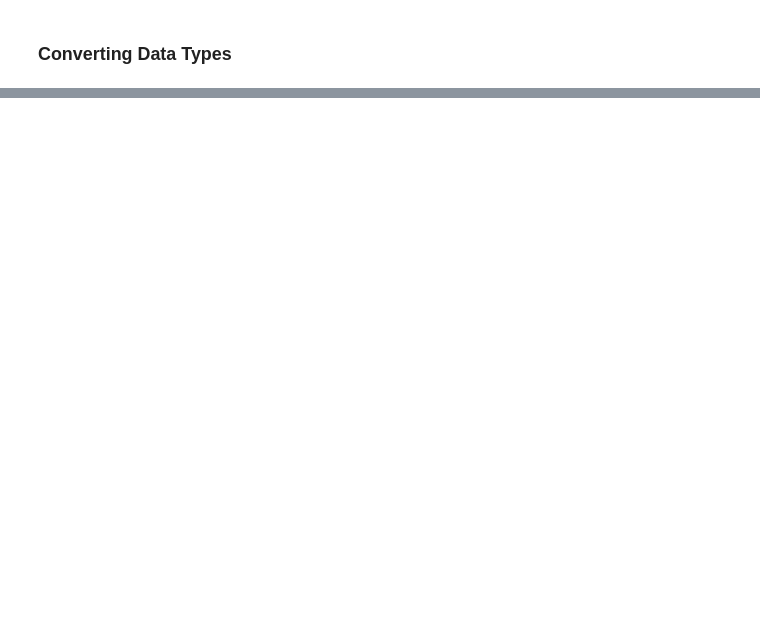
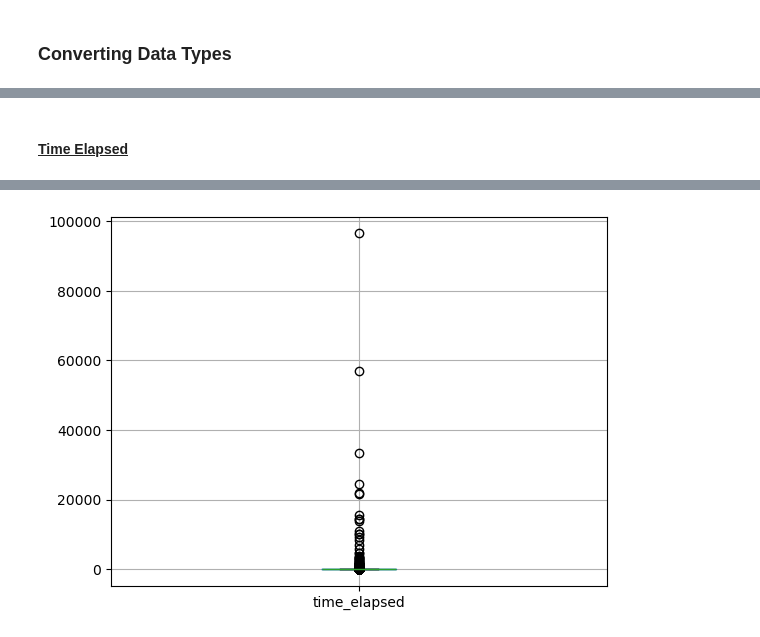
Before and after one commit to rebeccahess22/citibike, a Jupyter notebook: Citibike Data Analysis.ipynb, the cells around one changed output, grey strips where cells are left out. Saved outputs shown, nothing was run; the diff lists cells and outputs as text; code cells hidden in the pictures; blank space fills up the shorter version.

```diff
--- a/Citibike Data Analysis.ipynb
+++ b/Citibike Data Analysis.ipynb
@@ -594,0 +597,6 @@ df_clean = df_clean['started_at'].to_datetime
+# %%
+df_clean['member_casual'].value_counts() # we need to consolidate
+df_clean.loc[df_clean['member_casual']=='Subscriber', 'member_casual'] = 'member'
+df_clean.loc[df_clean['member_casual']=='Customer', 'member_casual'] = 'casual'
+
+df_clean['member_casual'].value_counts() # validate
@@ -594,0 +608,5 @@ df_clean = df_clean['started_at'].to_datetime
+# %%
+#convert member_casual to categorical?
+df_clean['member_casual_enc'] = df_clean['member_casual'].astype('category')
+df_clean['member_casual_enc'] = df_clean['member_casual_enc'].cat.codes
+df_clean['member_casual_enc'] = df_clean['member_casual_enc'].astype('int')
@@ -594,0 +621,12 @@ df_clean = df_clean['started_at'].to_datetime
+# %% [markdown]
+#### <u> Time Elapsed </u>
+# %%
+#generating a time elapsed variable
+df_clean['time_elapsed'] = (df_clean['ended_at'] - df_clean['started_at']).dt.total_seconds() / 60
+# %%
+#time elapsed should be in minutes now
+df_clean.boxplot('time_elapsed')
+
+#having points in 100,000 minutes is crazy
+df_clean[df_clean['time_elapsed'] > 10000]
+# %% [output]
@@ -594,0 +647 @@ df_clean = df_clean['started_at'].to_datetime
+[figure, added]
```
Also changed, not shown: parts of 33 cells of this notebook, 2 other files.
